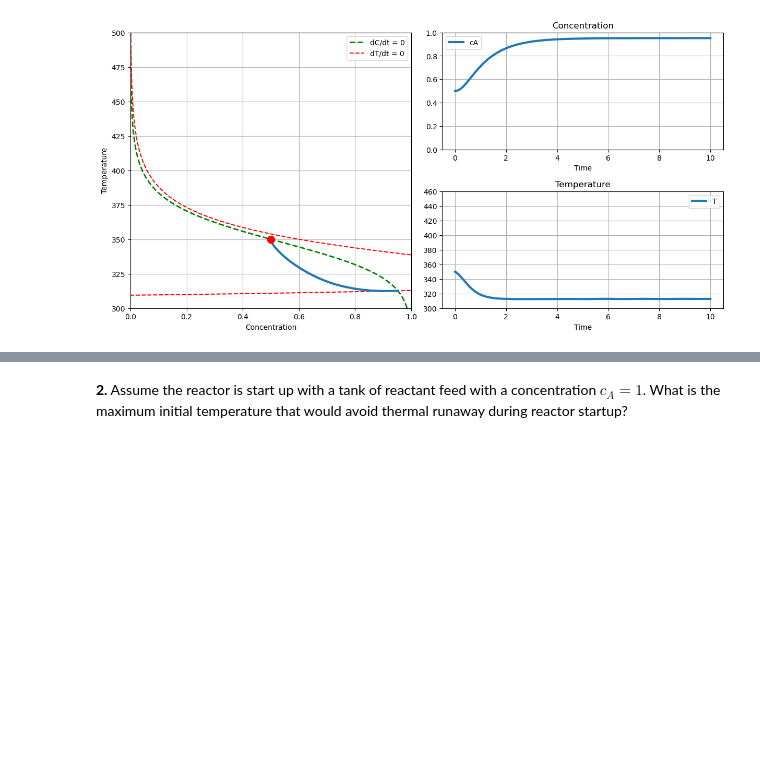
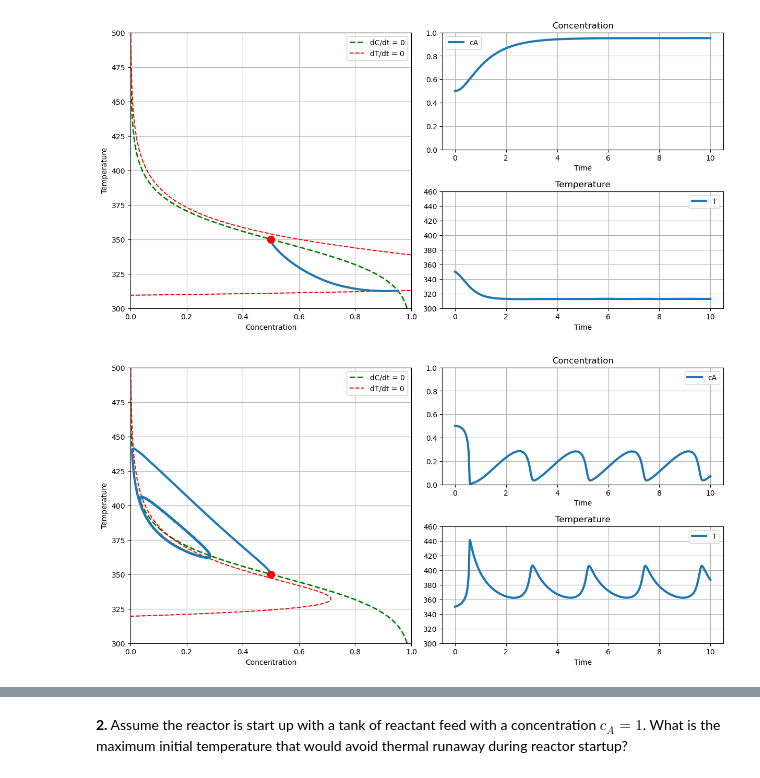
Before and after one commit to jckantor/cbe30338-book, a Jupyter notebook: notebooks/02.07-Exothermic-CSTR.ipynb, the cells around one changed output, grey strips where cells are left out. Drawn from its saved outputs; the diff is of its cells as text; code cells hidden in the pictures; blank space fills up the shorter version.

```diff
--- a/notebooks/02.07-Exothermic-CSTR.ipynb
+++ b/notebooks/02.07-Exothermic-CSTR.ipynb
@@ -307,0 +306,5 @@ plot_phase(T_cooling=290., c_initial=0.5, T_initial=350.)
+# %%
+# oscillatory steady state operation
+plot_phase(T_cooling=305., c_initial=0.5, T_initial=350.)
+# %% [output]
+[figure, added]
```
Also changed, not shown: parts of 5 cells of this notebook.
